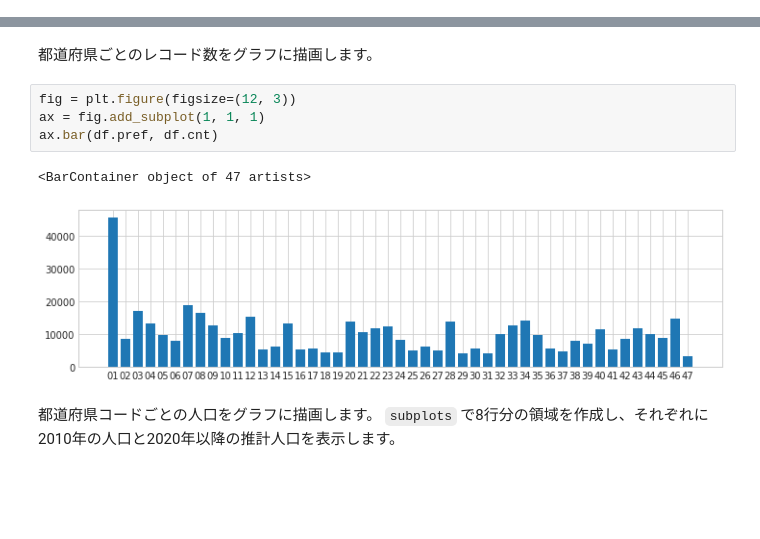
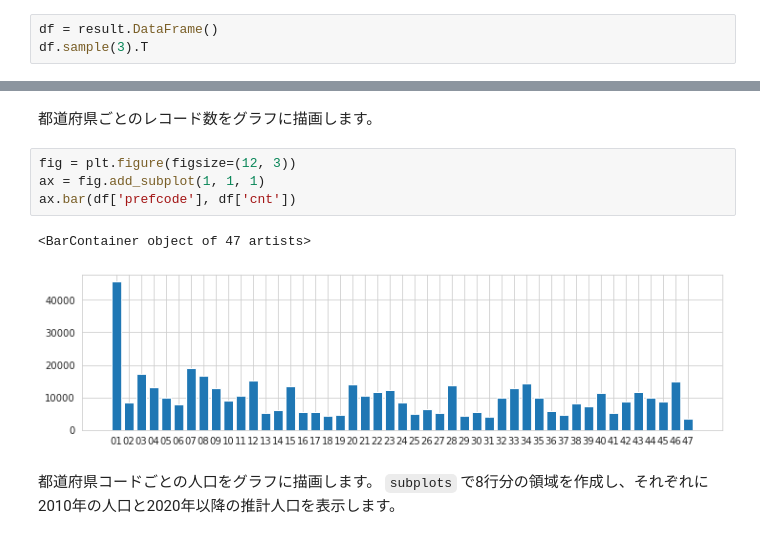
Before and after one commit to skitazaki/sandbox, a Jupyter notebook: datasets/dataset-address-jp/population-mesh/convert-m500.ipynb, the cells around one changed output, grey strips where cells are left out. Saved outputs shown, nothing was run; the diff lists cells and outputs as text; blank space fills up the shorter version.

```diff
--- a/datasets/dataset-address-jp/population-mesh/convert-m500.ipynb
+++ b/datasets/dataset-address-jp/population-mesh/convert-m500.ipynb
@@ -215,0 +101,3 @@ sns.set_style("whitegrid")
+# %%
+df = result.DataFrame()
+df.sample(3).T
@@ -218,10 +118,10 @@ sns.set_style("whitegrid")
 # %%
 fig = plt.figure(figsize=(12, 3))
 ax = fig.add_subplot(1, 1, 1)
-ax.bar(df.pref, df.cnt)
+ax.bar(df['prefcode'], df['cnt'])
 # %% [output]
 <BarContainer object of 47 artists>
-[figure, old version]
+[figure, new version]
 # %% [markdown]
 都道府県コードごとの人口をグラフに描画します。
 `subplots` で8行分の領域を作成し、それぞれに2010年の人口と2020年以降の推計人口を表示します。
```
Also changed, not shown: parts of 39 cells of this notebook, 6 other files.
